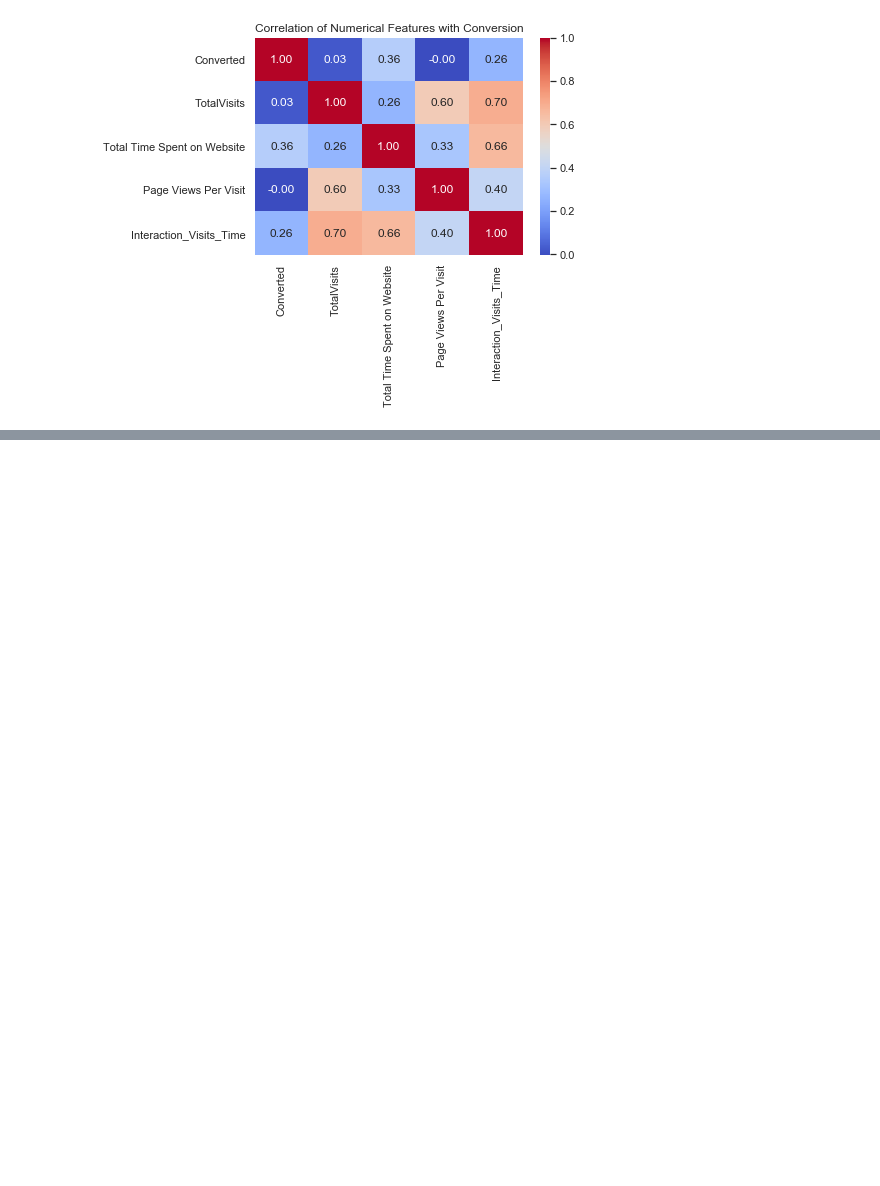
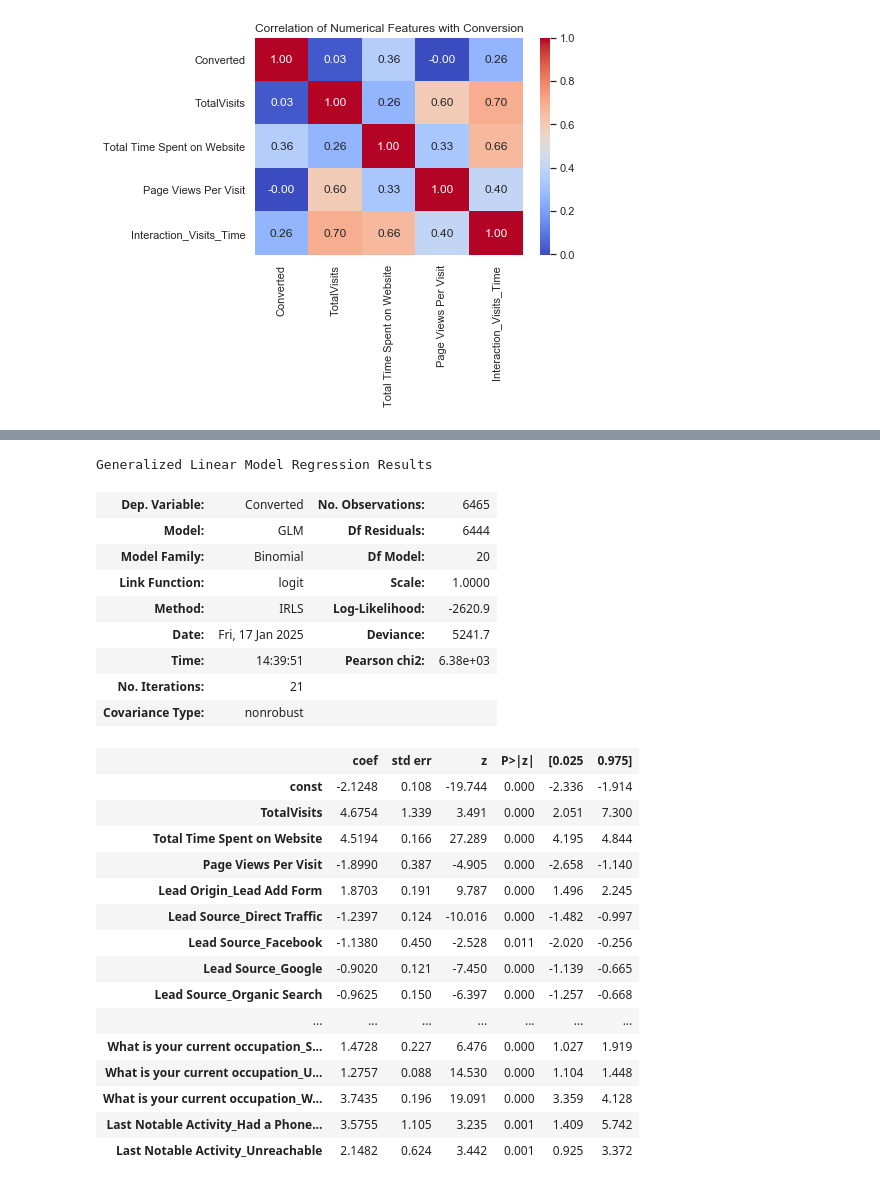
Before and after one commit to suchindran8/Lead-Scoring-Assignment, a Jupyter notebook: Lead Scoring Assignment Solution.ipynb, the cells around one changed output, grey strips where cells are left out. Saved outputs shown, nothing was run; the diff lists cells and outputs as text; code cells hidden in the pictures; blank space fills up the shorter version.

```diff
--- a/Lead Scoring Assignment Solution.ipynb
+++ b/Lead Scoring Assignment Solution.ipynb
@@ -520,0 +665,4 @@ data.drop(['Interaction_Visits_Time'], axis=1, inplace=True)
+# %%
+# Runnin RFE model with 20 Variable
+rfe = RFE(model, n_features_to_select=20)
+rfe = rfe.fit(X_train_scaled, y_train)
@@ -520,0 +688,45 @@ data.drop(['Interaction_Visits_Time'], axis=1, inplace=True)
+# %%
+# Selecting the features given by RFE
+model_col = X_train_scaled.columns[rfe.support_]
+col_indices = [X_train_scaled.columns.get_loc(c) for c in model_col]
+# %%
+X_train_scaled_selected = X_train_scaled.iloc[:, col_indices]
+# %%
+# Convert to DataFrame
+X_train_scaled_selected = pd.DataFrame(X_train_scaled_selected, columns=[X_train.columns[i] for i in range(len(X_train.columns)) if rfe.support_[i]])
+# %%
+# Resetting indices to make sure they align
+X_train_scaled_selected = X_train_scaled_selected.reset_index(drop=True)
+y_train = y_train.reset_index(drop=True)
+
+X_train_sm = sm.add_constant(X_train_scaled_selected)
+logm1 = sm.GLM(y_train, X_train_sm, family = sm.families.Binomial())
+res = logm1.fit()
+res.summary()
+# %% [output]
+Generalized Linear Model Regression Results
+| Dep. Variable: | Converted | No. Observations: | 6465 |
+| Model: | GLM | Df Residuals: | 6444 |
+| Model Family: | Binomial | Df Model: | 20 |
+| Link Function: | logit | Scale: | 1.0000 |
+| Method: | IRLS | Log-Likelihood: | -2620.9 |
+| Date: | Fri, 17 Jan 2025 | Deviance: | 5241.7 |
+| Time: | 14:39:51 | Pearson chi2: | 6.38e+03 |
+| No. Iterations: | 21 |  |  |
+| Covariance Type: | nonrobust |  |  |
+|  | coef | std err | z | P>|z| | [0.025 | 0.975] |
+| const | -2.1248 | 0.108 | -19.744 | 0.000 | -2.336 | -1.914 |
+| TotalVisits | 4.6754 | 1.339 | 3.491 | 0.000 | 2.051 | 7.300 |
+| Total Time Spent on Website | 4.5194 | 0.166 | 27.289 | 0.000 | 4.195 | 4.844 |
+| Page Views Per Visit | -1.8990 | 0.387 | -4.905 | 0.000 | -2.658 | -1.140 |
+| Lead Origin_Lead Add Form | 1.8703 | 0.191 | 9.787 | 0.000 | 1.496 | 2.245 |
+| Lead Source_Direct Traffic | -1.2397 | 0.124 | -10.016 | 0.000 | -1.482 | -0.997 |
+| Lead Source_Facebook | -1.1380 | 0.450 | -2.528 | 0.011 | -2.020 | -0.256 |
+| Lead Source_Google | -0.9020 | 0.121 | -7.450 | 0.000 | -1.139 | -0.665 |
+| Lead Source_Organic Search | -0.9625 | 0.150 | -6.397 | 0.000 | -1.257 | -0.668 |
+| ... | ... | ... | ... | ... | ... | ... |
+| What is your current occupation_S... | 1.4728 | 0.227 | 6.476 | 0.000 | 1.027 | 1.919 |
+| What is your current occupation_U... | 1.2757 | 0.088 | 14.530 | 0.000 | 1.104 | 1.448 |
+| What is your current occupation_W... | 3.7435 | 0.196 | 19.091 | 0.000 | 3.359 | 4.128 |
+| Last Notable Activity_Had a Phone... | 3.5755 | 1.105 | 3.235 | 0.001 | 1.409 | 5.742 |
+| Last Notable Activity_Unreachable | 2.1482 | 0.624 | 3.442 | 0.001 | 0.925 | 3.372 |
```
Also changed, not shown: parts of 54 cells of this notebook.
